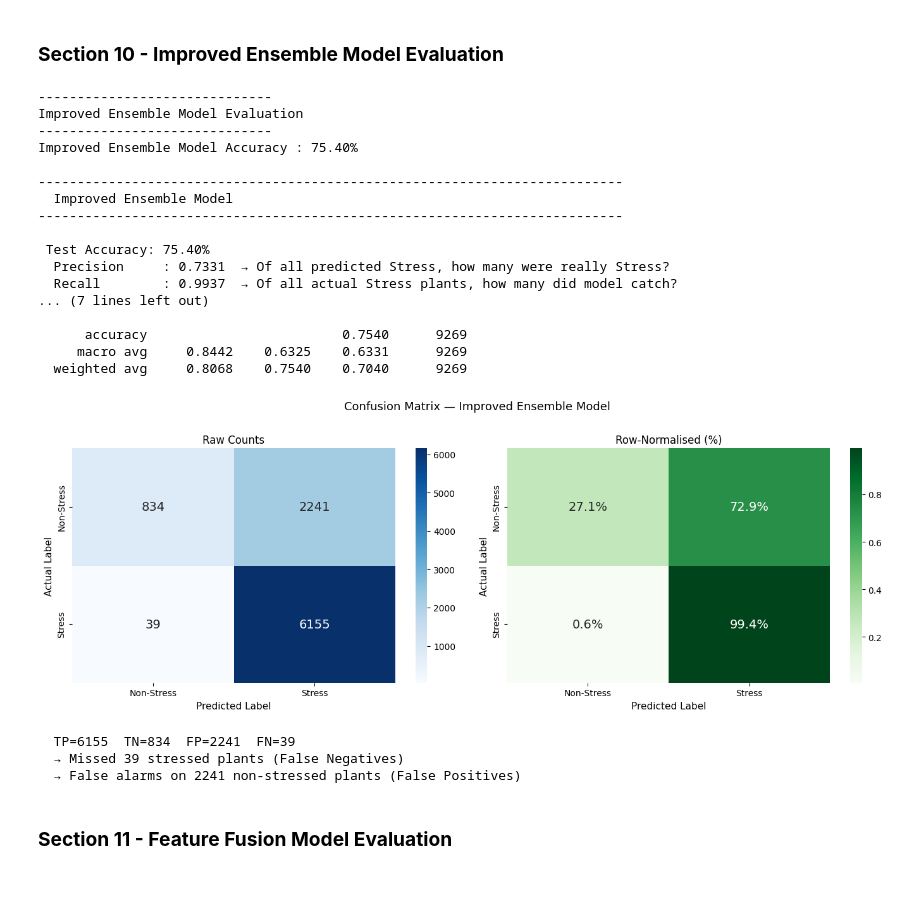
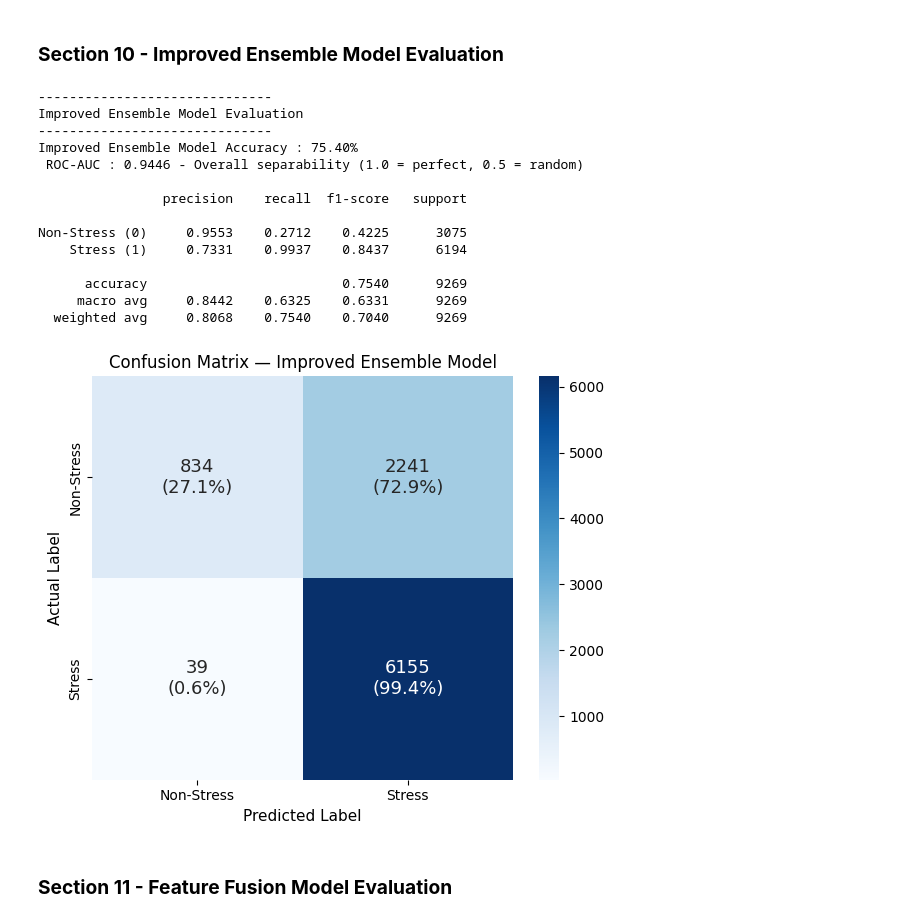
Before and after one commit to Manish3501/A_Domain-Generalized_Deep_Learning_Framework_for_Cross-Dataset_Water-Stress-Detection-from-Crop-Leaf, a Jupyter notebook: Evaluation/all_model_evaluation.ipynb, the cells around one changed output. Drawn from its saved outputs; the diff is of its cells as text; code cells hidden in the pictures; blank space fills up the shorter version.

```diff
--- a/Evaluation/all_model_evaluation.ipynb
+++ b/Evaluation/all_model_evaluation.ipynb
@@ -360,47 +354,41 @@ improved_ensemble_accuracy = evaluate_improved_ensemble(
 )
 
 # Metrics
-imp_ens_metrics = compute_all_metrics(
+imp_ens_auc = compute_all_metrics(
     imp_ens_preds,
     imp_ens_labels,
     imp_ens_probs,
     model_name="Improved Ensemble Model"
 )
 
 plot_confusion_matrix(
     imp_ens_preds,
     imp_ens_labels,
     "Improved Ensemble Model"
 )
 
 imp_ens_roc_data = {
     "name": "Improved Ensemble",
     "labels": imp_ens_labels,
     "probs": imp_ens_probs,
-    "auc": imp_ens_metrics["auc"]
+    "auc": imp_ens_auc
 }
 # %% [output]
 ------------------------------
 Improved Ensemble Model Evaluation
 ------------------------------
 Improved Ensemble Model Accuracy : 75.40%
+ ROC-AUC : 0.9446 - Overall separability (1.0 = perfect, 0.5 = random)
 
----------------------------------------------------------------------------
-  Improved Ensemble Model
----------------------------------------------------------------------------
+                precision    recall  f1-score   support
 
- Test Accuracy: 75.40%
-  Precision     : 0.7331  → Of all predicted Stress, how many were really Stress?
-  Recall        : 0.9937  → Of all actual Stress plants, how many did model catch?
-... (7 lines left out)
+Non-Stress (0)     0.9553    0.2712    0.4225      3075
+    Stress (1)     0.7331    0.9937    0.8437      6194
 
       accuracy                         0.7540      9269
      macro avg     0.8442    0.6325    0.6331      9269
   weighted avg     0.8068    0.7540    0.7040      9269
-[figure, old version]
+[figure, new version]
-  TP=6155  TN=834  FP=2241  FN=39
-  → Missed 39 stressed plants (False Negatives)
-  → False alarms on 2241 non-stressed plants (False Positives)
 # %% [markdown]
 ### **Section 11 - Feature Fusion Model Evaluation**
 # %%
```
Also changed, not shown: parts of 8 cells of this notebook.
